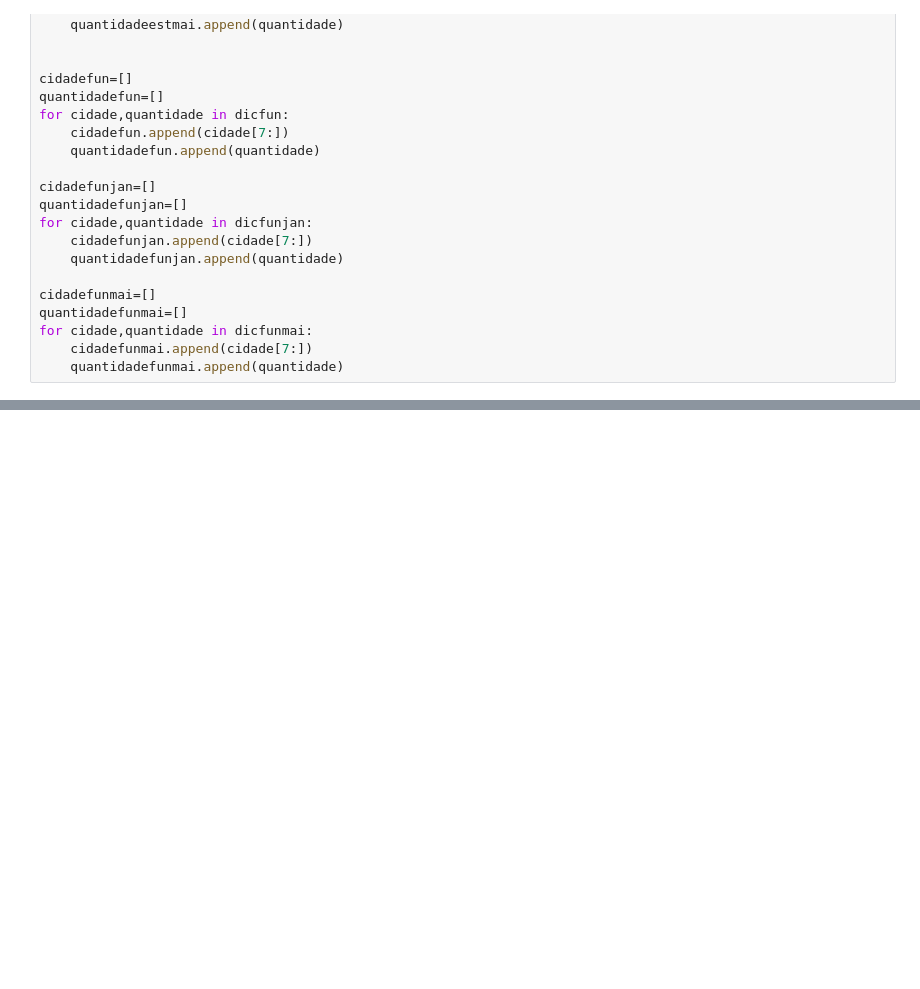
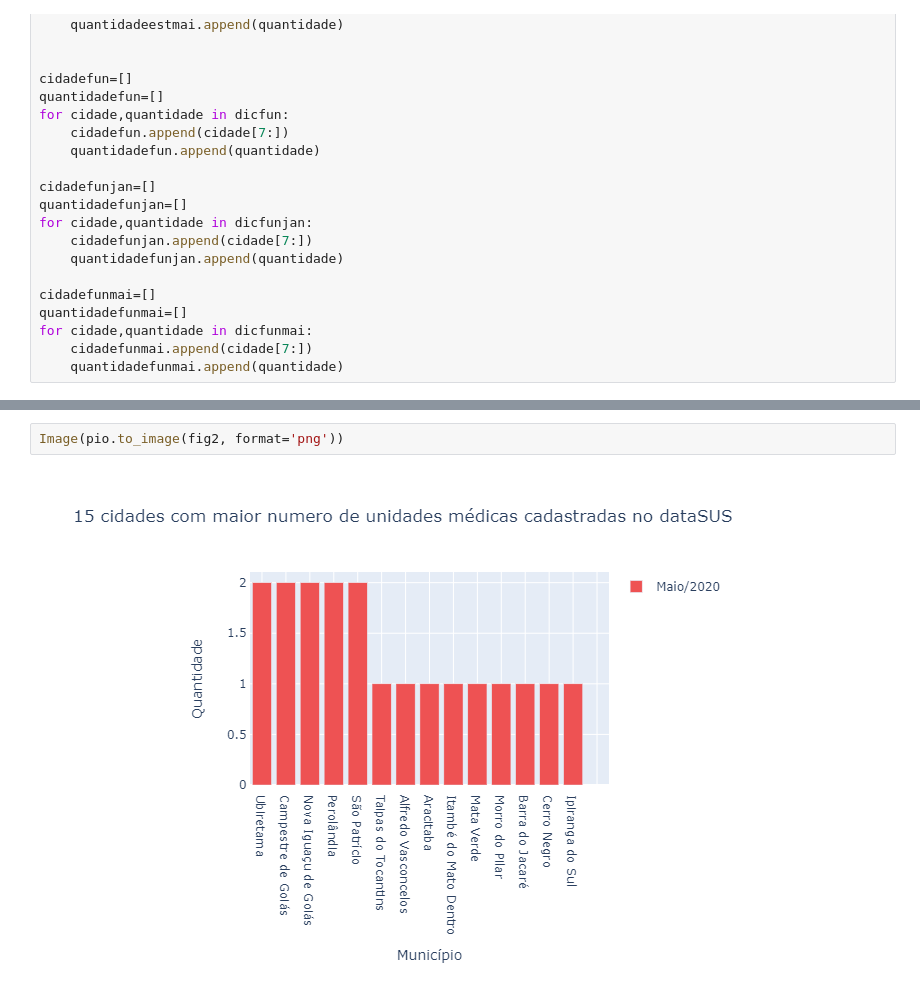
Before and after one commit to MaguinhoD/An-lise-de-dados-do-SUS-por-Estabelecimento-m-dico-e-Funcion-rios, a Jupyter notebook: ANALISE DE DADOS SAUDE.ipynb, the cells around one changed output, grey strips where cells are left out. Saved outputs shown, nothing was run; the diff lists cells and outputs as text; blank space fills up the shorter version.

```diff
--- a/ANALISE DE DADOS SAUDE.ipynb
+++ b/ANALISE DE DADOS SAUDE.ipynb
@@ -135,0 +143,4 @@ py.iplot(fig)
+# %%
+Image(pio.to_image(fig2, format='png'))
+# %% [output]
+[figure, added]
```
Also changed, not shown: parts of 8 cells of this notebook.
